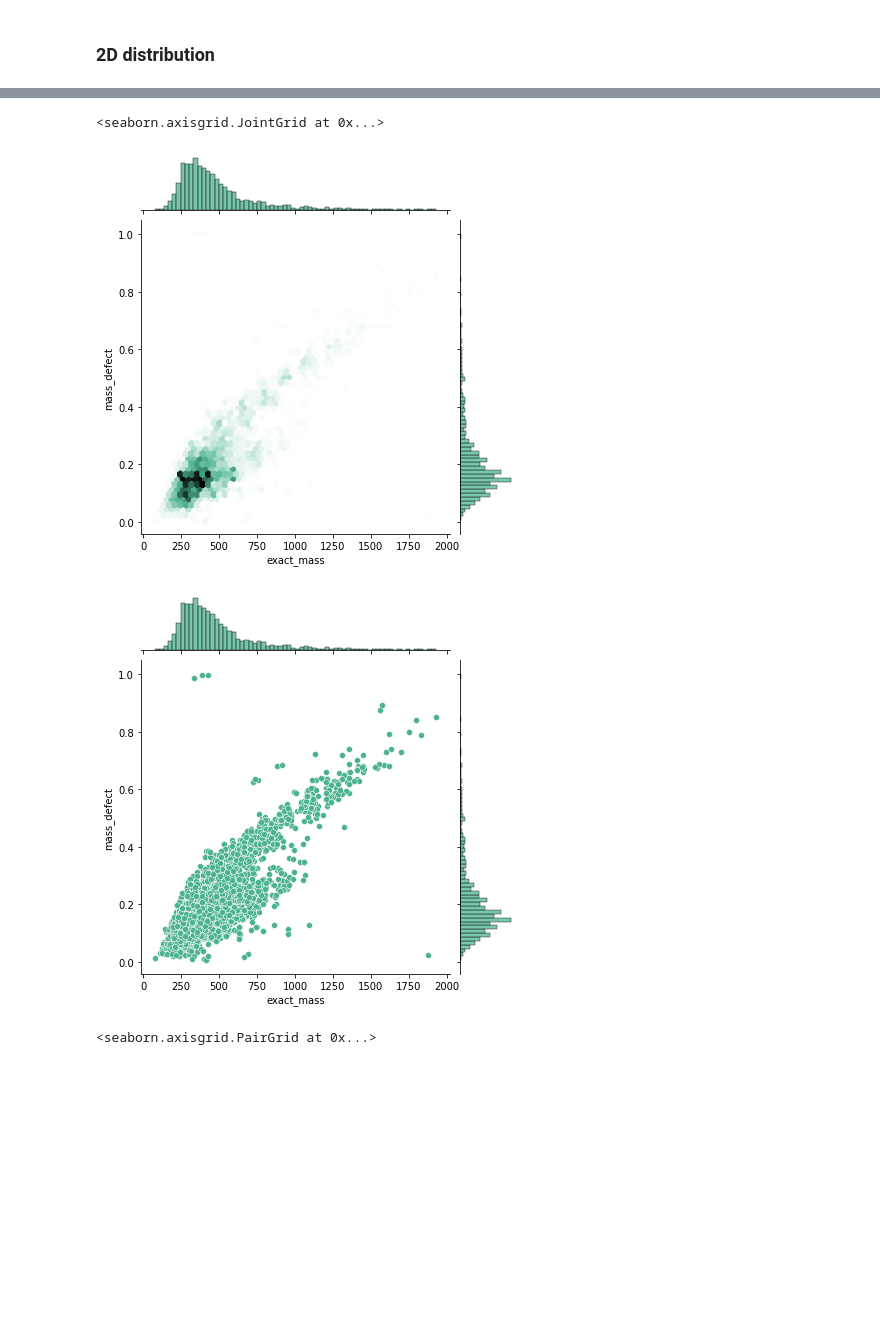
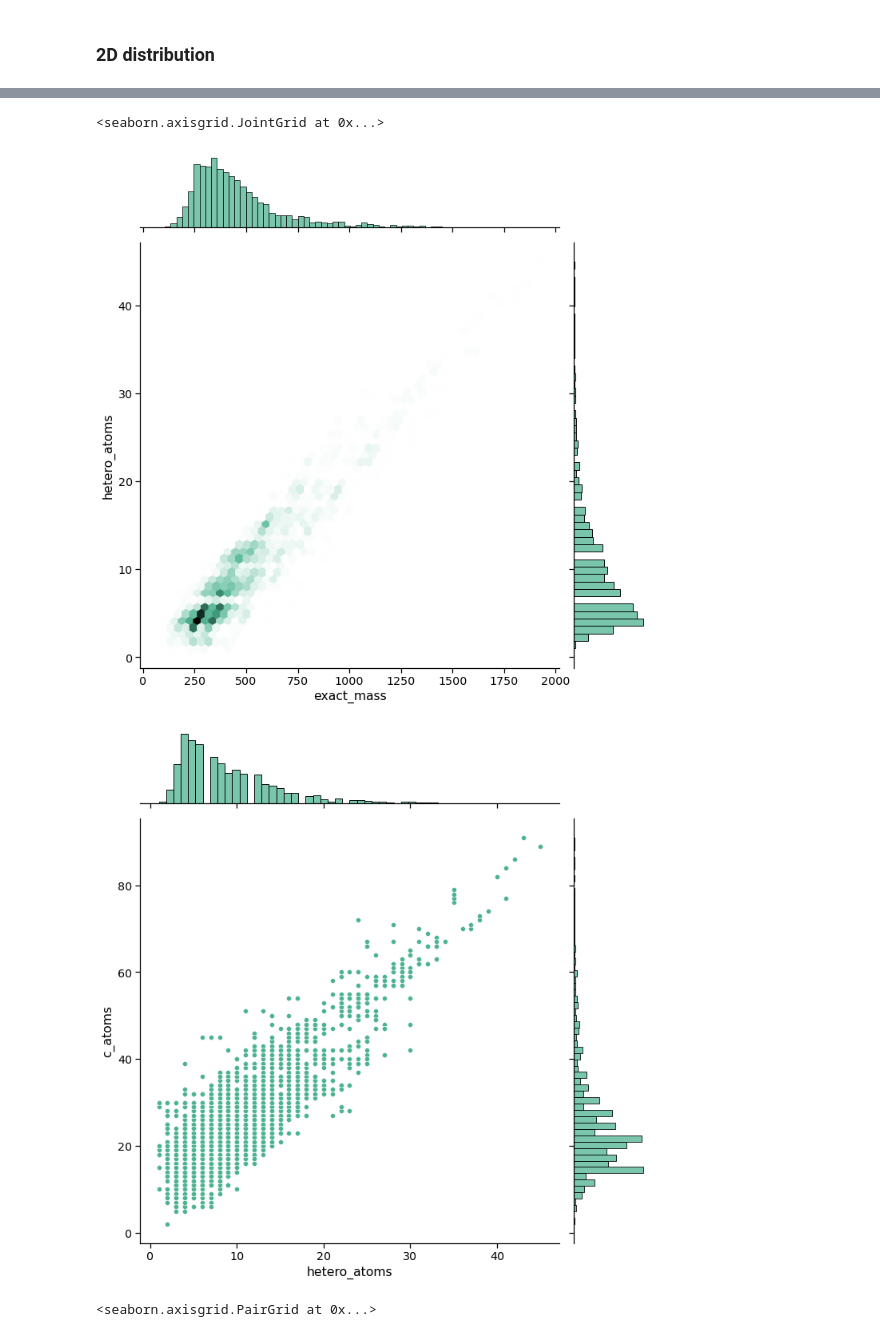
Before and after one commit to robinschmid/compound_metadata_kraken, a Jupyter notebook: analyze_results.ipynb, the cells around one changed output, grey strips where cells are left out. Saved outputs shown, nothing was run; the diff lists cells and outputs as text; code cells hidden in the pictures; blank space fills up the shorter version.

```diff
--- a/analyze_results.ipynb
+++ b/analyze_results.ipynb
@@ -14,3 +16,12 @@ init_notebook_mode(connected=True)  # initiate notebook for offline plot
+# %%
+# sns.set_context("talk")
+sns.set_context("notebook", font_scale=1.3, rc={"lines.linewidth": 1})
+
+def save_fig(file_name):
+    plt.savefig("figures/{}.png".format(file_name), dpi=300)
+    plt.savefig("figures/{}.pdf".format(file_name))
+    plt.savefig("figures/{}.svg".format(file_name))
+    # plt.savefig("results/{}.eps".format(file_name))
 # %% [markdown]
 ### Load data and create list of data columns
 The data table is loaded from the results folder. _value_columns_ holds all numeric columns. _class_columns_ might be
@@ -40,11 +218,10 @@ fig.show()
 # %%
-
-sns.jointplot(data=df, x="exact_mass", y="mass_defect", kind="hex", color="#4CB391")
-sns.jointplot(data=df, x="exact_mass", y="mass_defect", color="#4CB391")
+sns.jointplot(data=df, x="exact_mass", y="hetero_atoms", kind="hex", color="#4CB391",height=10)
+sns.jointplot(data=df, x="hetero_atoms", y="c_atoms", color="#4CB391", height=10)
 # %% [output]
 <seaborn.axisgrid.JointGrid at 0x...>
-[figure, old version]
+[figure, new version]
-[figure, old version]
+[figure, new version]
 # %%
 
 # num_rot_bonds, hetero_atoms
```
Also changed, not shown: parts of 17 cells of this notebook, 1 other file.
